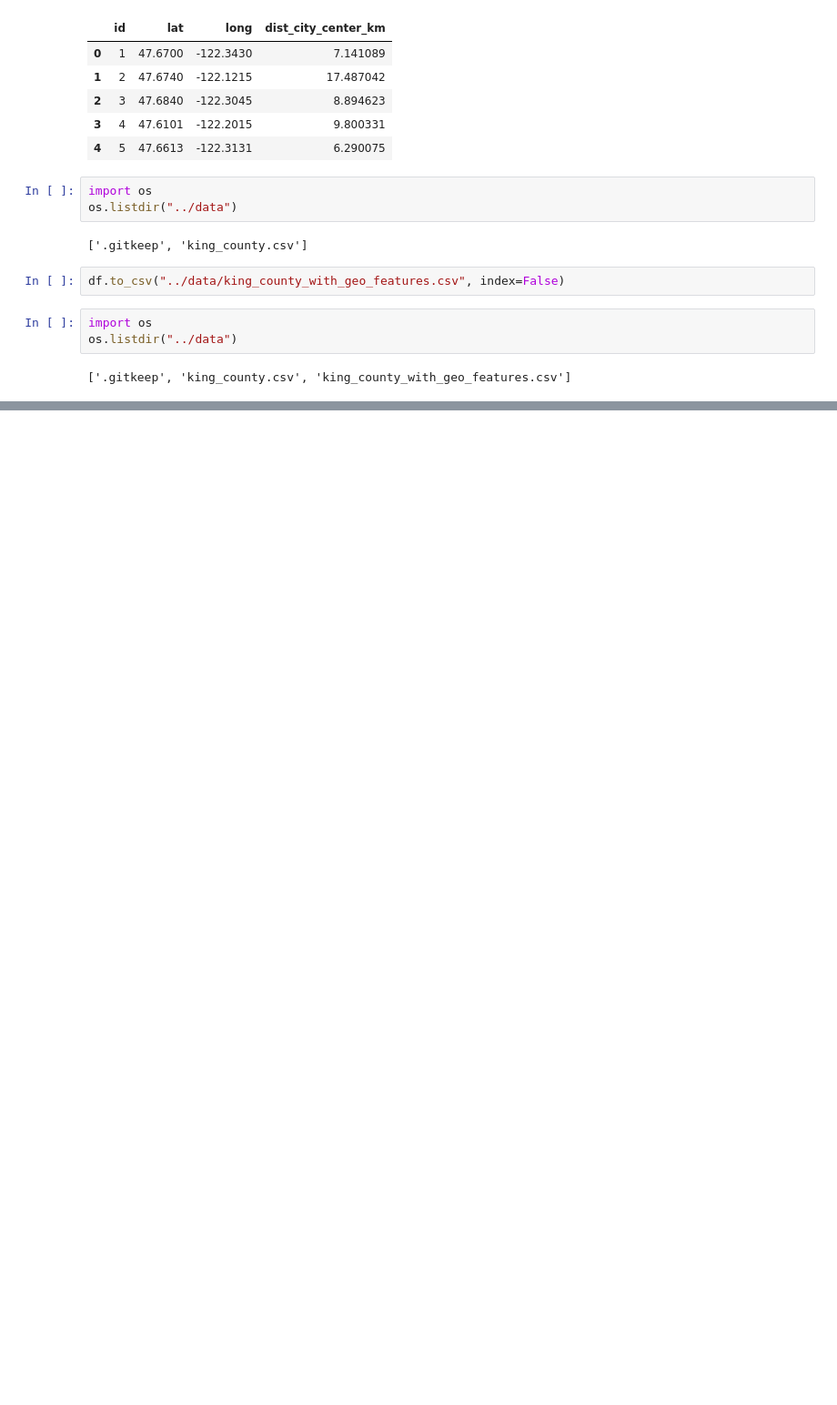
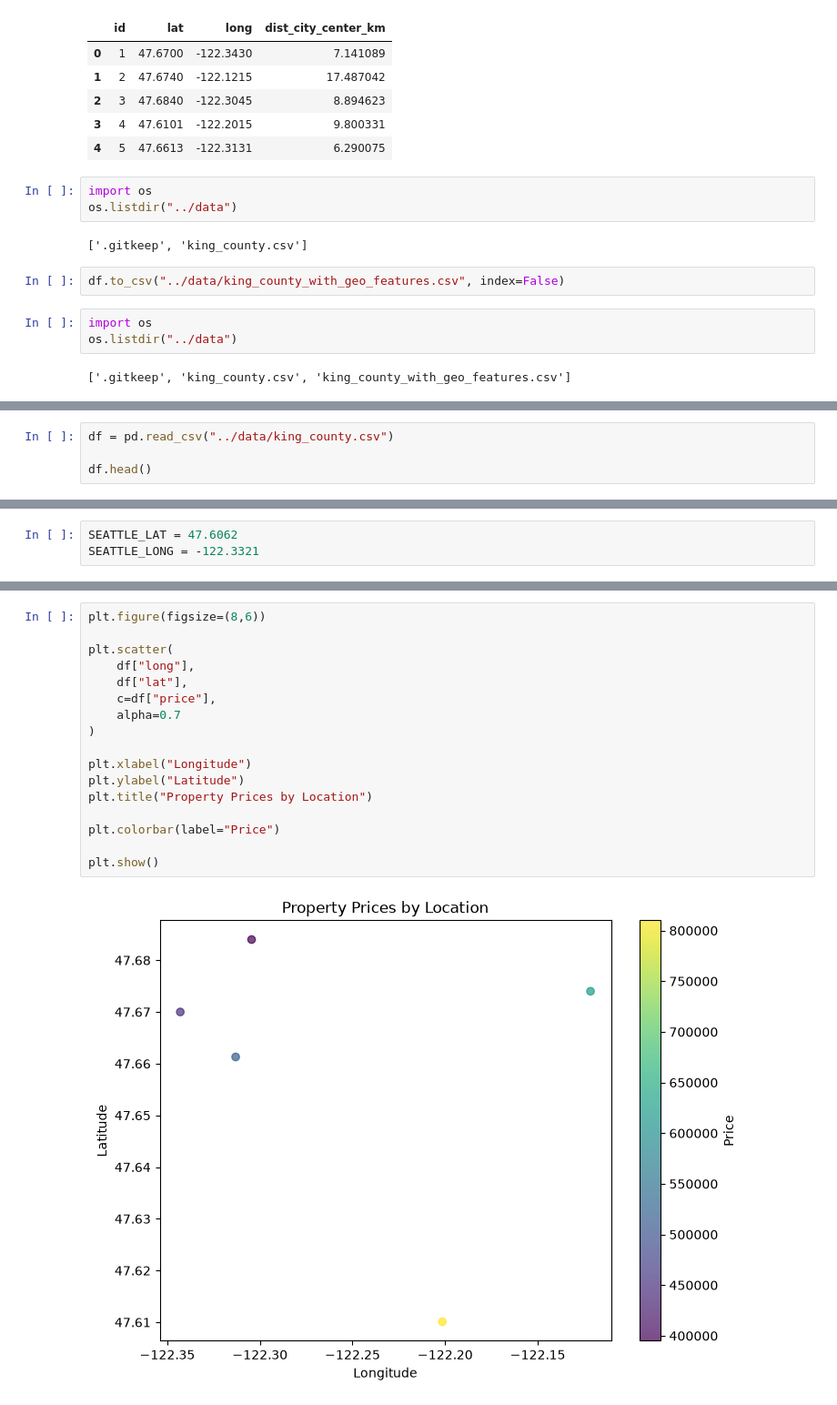
Before and after one commit to Hariharan0-h/GeoValNet, a Jupyter notebook: notebooks/feature_engineering.ipynb, the cells around one changed output, grey strips where cells are left out. Shown at 91% size. Drawn from its saved outputs; the diff is of its cells as text; blank space fills up the shorter version.

```diff
--- a/notebooks/feature_engineering.ipynb
+++ b/notebooks/feature_engineering.ipynb
@@ -90,0 +134,4 @@ os.listdir("../data")
+# %%
+df = pd.read_csv("../data/king_county.csv")
+
+df.head()
@@ -90,0 +145,3 @@ os.listdir("../data")
+# %%
+SEATTLE_LAT = 47.6062
+SEATTLE_LONG = -122.3321
@@ -90,0 +204,19 @@ os.listdir("../data")
+# %%
+plt.figure(figsize=(8,6))
+
+plt.scatter(
+    df["long"],
+    df["lat"],
+    c=df["price"],
+    alpha=0.7
+)
+
+plt.xlabel("Longitude")
+plt.ylabel("Latitude")
+plt.title("Property Prices by Location")
+
+plt.colorbar(label="Price")
+
+plt.show()
+# %% [output]
+[figure, added]
```
Also changed, not shown: parts of 11 cells of this notebook.
